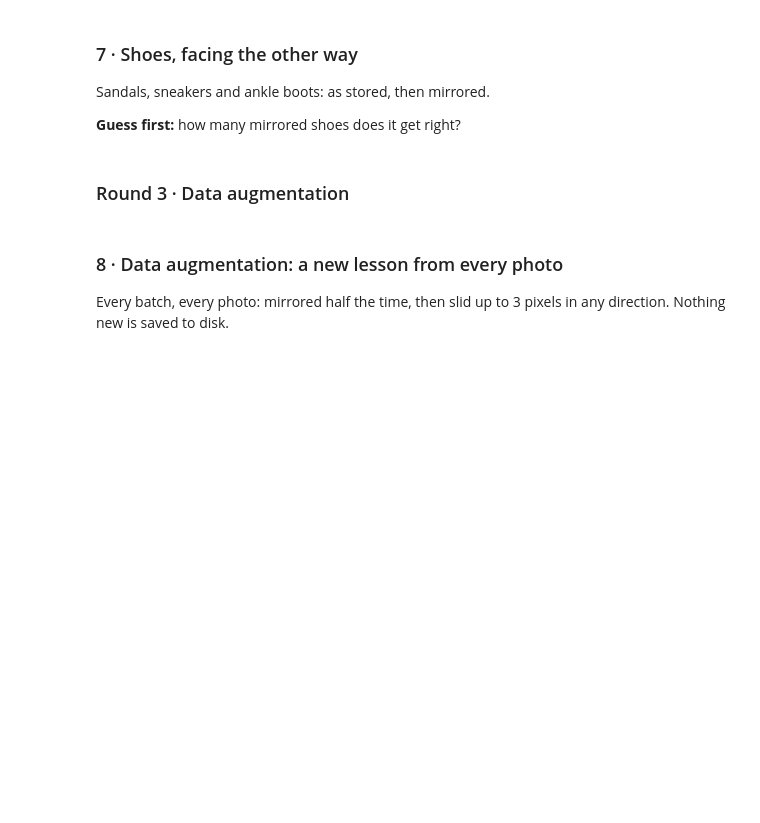
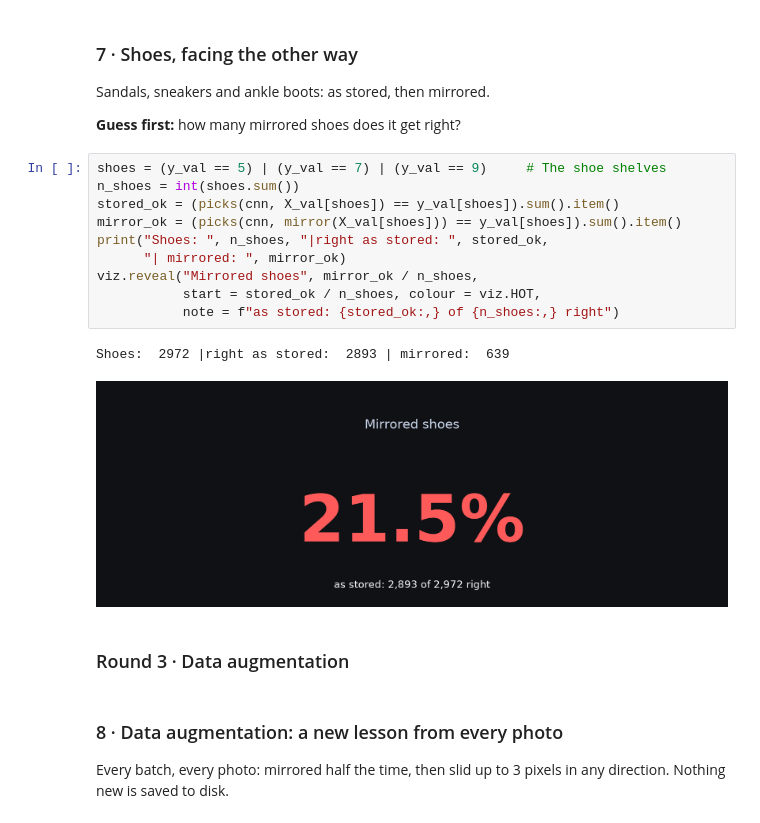
Before and after one commit to optimizer-step/pytorch_series, a Jupyter notebook: ep12_live/ep12_data_augmentation.ipynb, the cells around one changed output. Saved outputs shown, nothing was run; the diff lists cells and outputs as text; blank space fills up the shorter version.

```diff
--- a/ep12_live/ep12_data_augmentation.ipynb
+++ b/ep12_live/ep12_data_augmentation.ipynb
@@ -131,6 +143,19 @@ viz.scorecard({"Episode 8's CNN": ep8_exams},
 Sandals, sneakers and ankle boots: as stored, then mirrored.
 
 **Guess first:** how many mirrored shoes does it get right?
+# %%
+shoes = (y_val == 5) | (y_val == 7) | (y_val == 9)     # The shoe shelves
+n_shoes = int(shoes.sum())
+stored_ok = (picks(cnn, X_val[shoes]) == y_val[shoes]).sum().item()
+mirror_ok = (picks(cnn, mirror(X_val[shoes])) == y_val[shoes]).sum().item()
+print("Shoes: ", n_shoes, "|right as stored: ", stored_ok,
+      "| mirrored: ", mirror_ok)
+viz.reveal("Mirrored shoes", mirror_ok / n_shoes,
+           start = stored_ok / n_shoes, colour = viz.HOT,
+           note = f"as stored: {stored_ok:,} of {n_shoes:,} right")
+# %% [output]
+Shoes:  2972 |right as stored:  2893 | mirrored:  639
+[figure, added]
 # %% [markdown]
 ### Round 3 · Data augmentation
 # %% [markdown]
```
Also changed, not shown: parts of 17 cells of this notebook.
